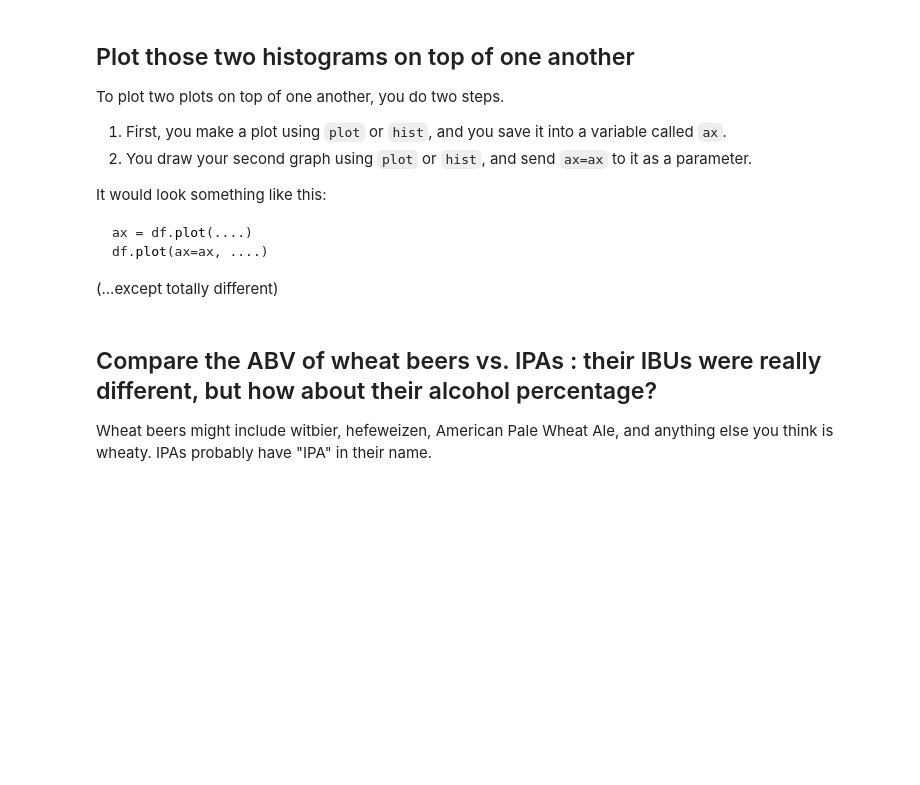
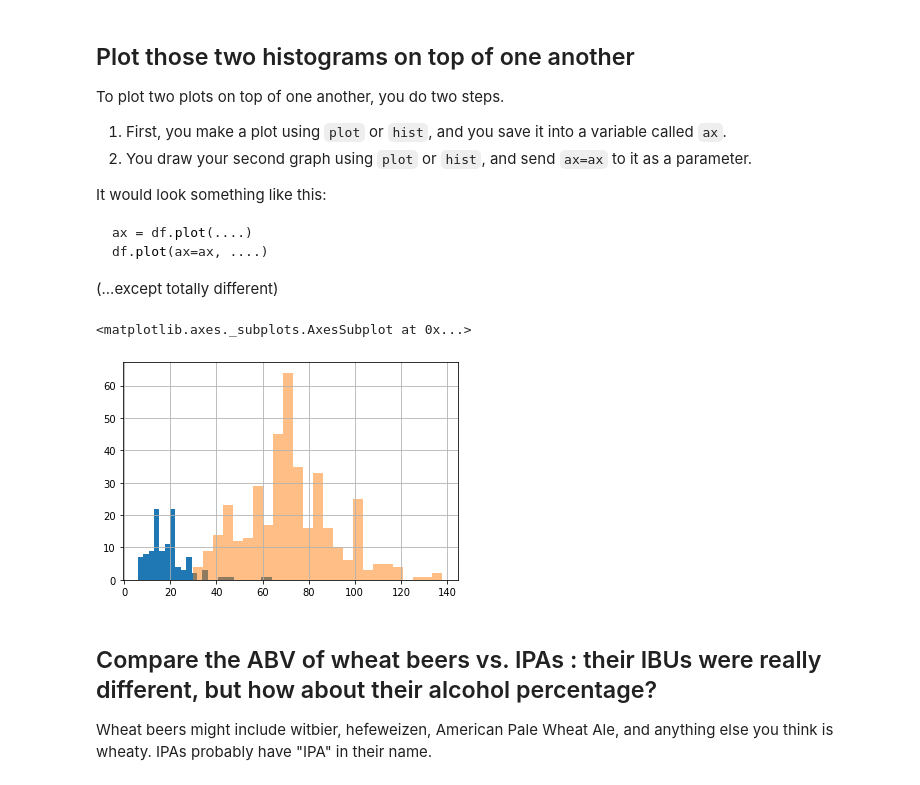
Before and after one commit to Humera97/homework6_lodhi, a Jupyter notebook: Dataset ONE - Beer cans.ipynb, the cells around one changed output. Drawn from its saved outputs; the diff is of its cells as text; code cells hidden in the pictures; blank space fills up the shorter version.

````diff
--- a/Dataset ONE - Beer cans.ipynb
+++ b/Dataset ONE - Beer cans.ipynb
@@ -493,6 +510,12 @@ df.plot(ax=ax, ....)
 ```
 
 (...except totally different)
+# %%
+ax = df_wheat.IBUs.hist(bins= 25)
+df[df.Style.str.contains('IPA', na = False)].IBUs.hist(alpha = 0.5, bins=25, ax=ax)
+# %% [output]
+<matplotlib.axes._subplots.AxesSubplot at 0x...>
+[figure, added]
 # %% [markdown]
 ## Compare the ABV of wheat beers vs. IPAs : their IBUs were really different, but how about their alcohol percentage?
 
````
Also changed, not shown: parts of 9 cells of this notebook.
